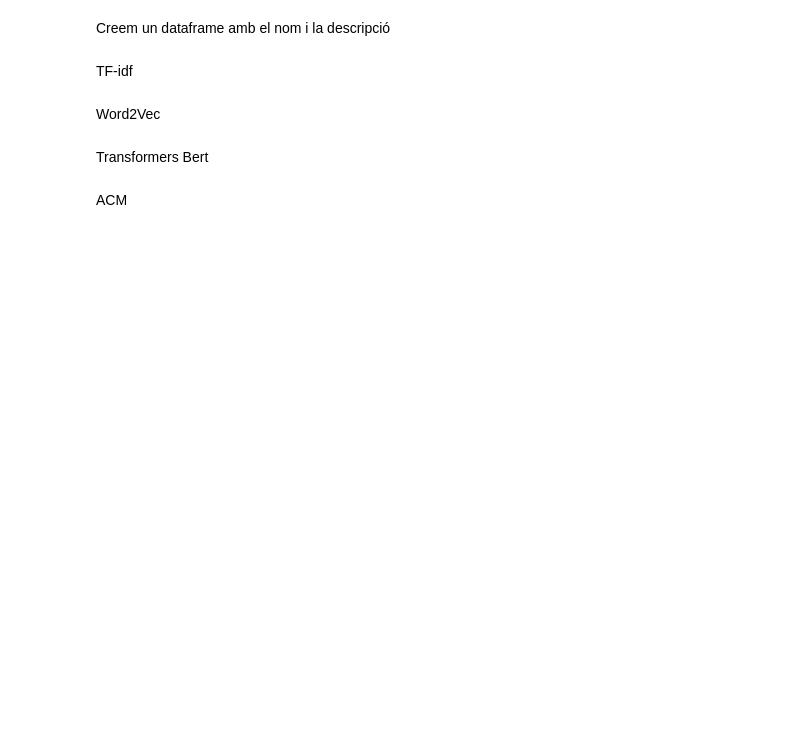
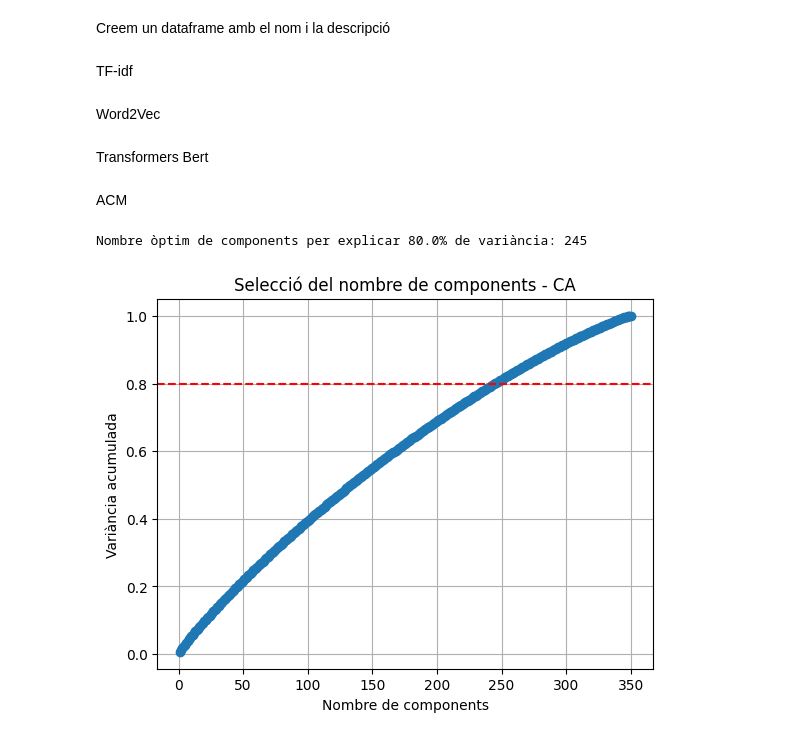
Before and after one commit to Xorii/TFG-Jordi-Capdevila-Transformers, a Jupyter notebook: 03_Vectorització.ipynb, the cells around one changed output. Drawn from its saved outputs; the diff is of its cells as text; code cells hidden in the pictures; blank space fills up the shorter version.

```diff
--- a/03_Vectorització.ipynb
+++ b/03_Vectorització.ipynb
@@ -139,0 +104,25 @@ sentence_vectors_df
+# %%
+ca = prince.CA(n_components=min(X.shape))
+ca = ca.fit(tfidf_df.drop("Name", axis=1))
+
+import numpy as np
+import matplotlib.pyplot as plt
+
+eigenvalues = ca.eigenvalues_
+inertia_explicada = eigenvalues / sum(eigenvalues)
+inertia_cumulada = np.cumsum(inertia_explicada)
+
+llindar = 0.80
+num_components = np.argmax(inertia_cumulada >= llindar) + 1
+print(f"Nombre òptim de components per explicar {llindar*100}% de variància: {num_components}")
+
+plt.plot(range(1, len(inertia_cumulada)+1), inertia_cumulada, marker='o')
+plt.axhline(y=llindar, color='r', linestyle='--')
+plt.xlabel('Nombre de components')
+plt.ylabel('Variància acumulada')
+plt.title('Selecció del nombre de components - CA')
+plt.grid(True)
+plt.show()
+# %% [output]
+Nombre òptim de components per explicar 80.0% de variància: 245
+[figure, added]
```
Also changed, not shown: parts of 12 cells of this notebook.
